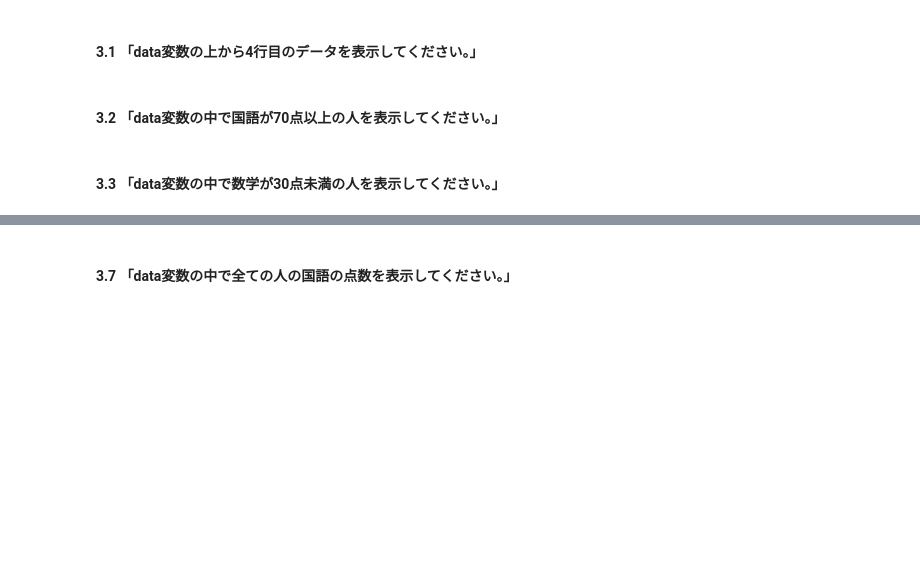
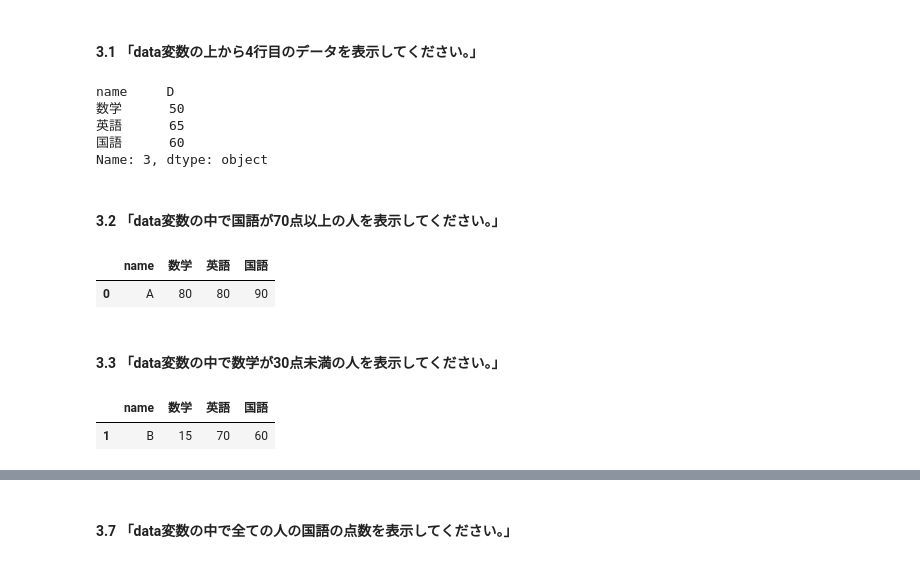
Before and after one commit to area6080/python_basic, a Jupyter notebook: pandas_editor.ipynb, the cells around one changed output, grey strips where cells are left out. Drawn from its saved outputs; the diff is of its cells as text; code cells hidden in the pictures; blank space fills up the shorter version.

```diff
--- a/pandas_editor.ipynb
+++ b/pandas_editor.ipynb
@@ -121,8 +145,26 @@ RangeIndex(start=0, stop=4, step=1)
 ### 3.データの条件を指定する方法について学習します。（11問）
 # %% [markdown]
 #### 3.1 「data変数の上から4行目のデータを表示してください。」
+# %%
+data.loc[3]
+# %% [output]
+name     D
+数学      50
+英語      65
+国語      60
+Name: 3, dtype: object
 # %% [markdown]
 #### 3.2 「data変数の中で国語が70点以上の人を表示してください。」
+# %%
+data.loc[data['国語'] >= 70]
+# %% [output]
+|  | name | 数学 | 英語 | 国語 |
+| 0 | A | 80 | 80 | 90 |
 # %% [markdown]
 #### 3.3 「data変数の中で数学が30点未満の人を表示してください。」
+# %%
+data.loc[data['数学'] < 30]
+# %% [output]
+|  | name | 数学 | 英語 | 国語 |
+| 1 | B | 15 | 70 | 60 |
 # %% [markdown]
```
Also changed, not shown: parts of 9 cells of this notebook.
